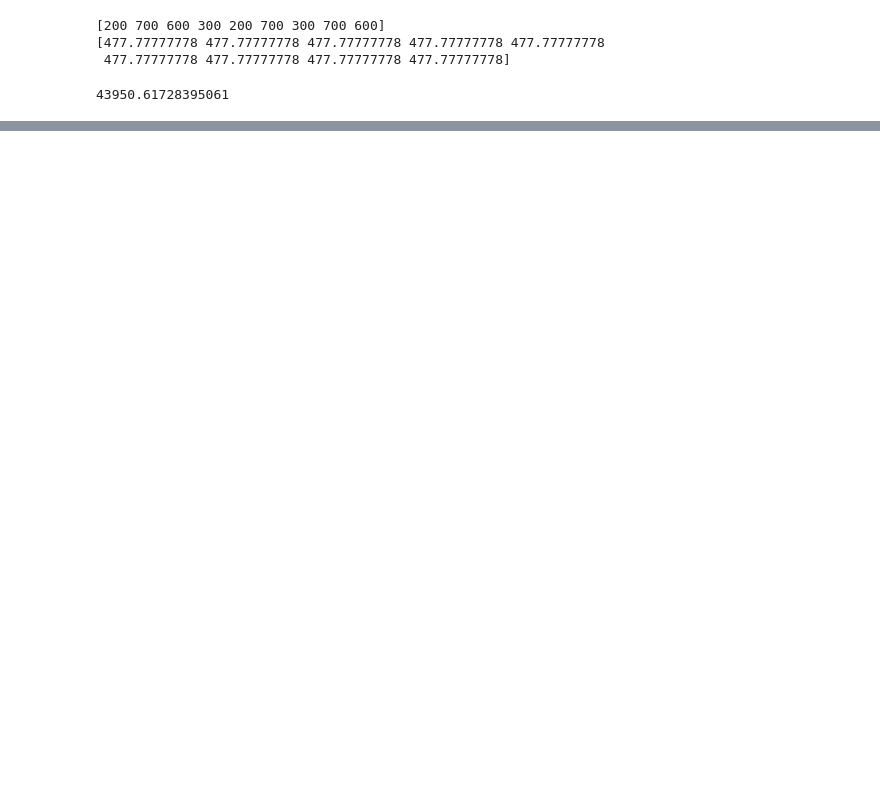
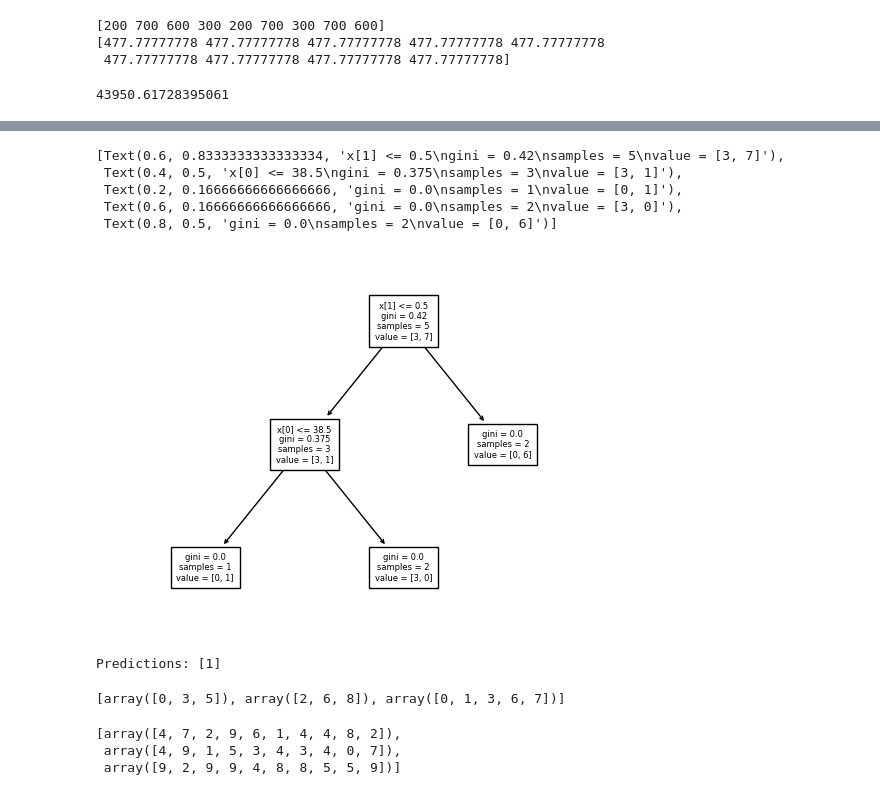
Before and after one commit to froukje/datamapu, a Jupyter notebook: notebooks/code_examples.ipynb, the cells around one changed output, grey strips where cells are left out. Drawn from its saved outputs; the diff is of its cells as text; code cells hidden in the pictures; blank space fills up the shorter version.

```diff
--- a/notebooks/code_examples.ipynb
+++ b/notebooks/code_examples.ipynb
@@ -199,0 +274,13 @@ mean_squared_error(a, mean_a)
+# %%
+tree.plot_tree(clf.estimators_[2], fontsize=6)
+# %% [output]
+[Text(0.6, 0.8333333333333334, 'x[1] <= 0.5\ngini = 0.42\nsamples = 5\nvalue = [3, 7]'),
+ Text(0.4, 0.5, 'x[0] <= 38.5\ngini = 0.375\nsamples = 3\nvalue = [3, 1]'),
+ Text(0.2, 0.16666666666666666, 'gini = 0.0\nsamples = 1\nvalue = [0, 1]'),
+ Text(0.6, 0.16666666666666666, 'gini = 0.0\nsamples = 2\nvalue = [3, 0]'),
+ Text(0.8, 0.5, 'gini = 0.0\nsamples = 2\nvalue = [0, 6]')]
+[figure, added]
+# %%
+print(f'Predictions: {clf.predict(X[:1])}')
+# %% [output]
+Predictions: [1]
@@ -199,0 +307,11 @@ mean_squared_error(a, mean_a)
+# %%
+unsampled_indices_trees
+# %% [output]
+[array([0, 3, 5]), array([2, 6, 8]), array([0, 1, 3, 6, 7])]
+# %%
+samples = sampled_indices_trees
+samples
+# %% [output]
+[array([4, 7, 2, 9, 6, 1, 4, 4, 8, 2]),
+ array([4, 9, 1, 5, 3, 4, 3, 4, 0, 7]),
+ array([9, 2, 9, 9, 4, 8, 8, 5, 5, 9])]
```
Also changed, not shown: parts of 14 cells of this notebook, 5 other files.
